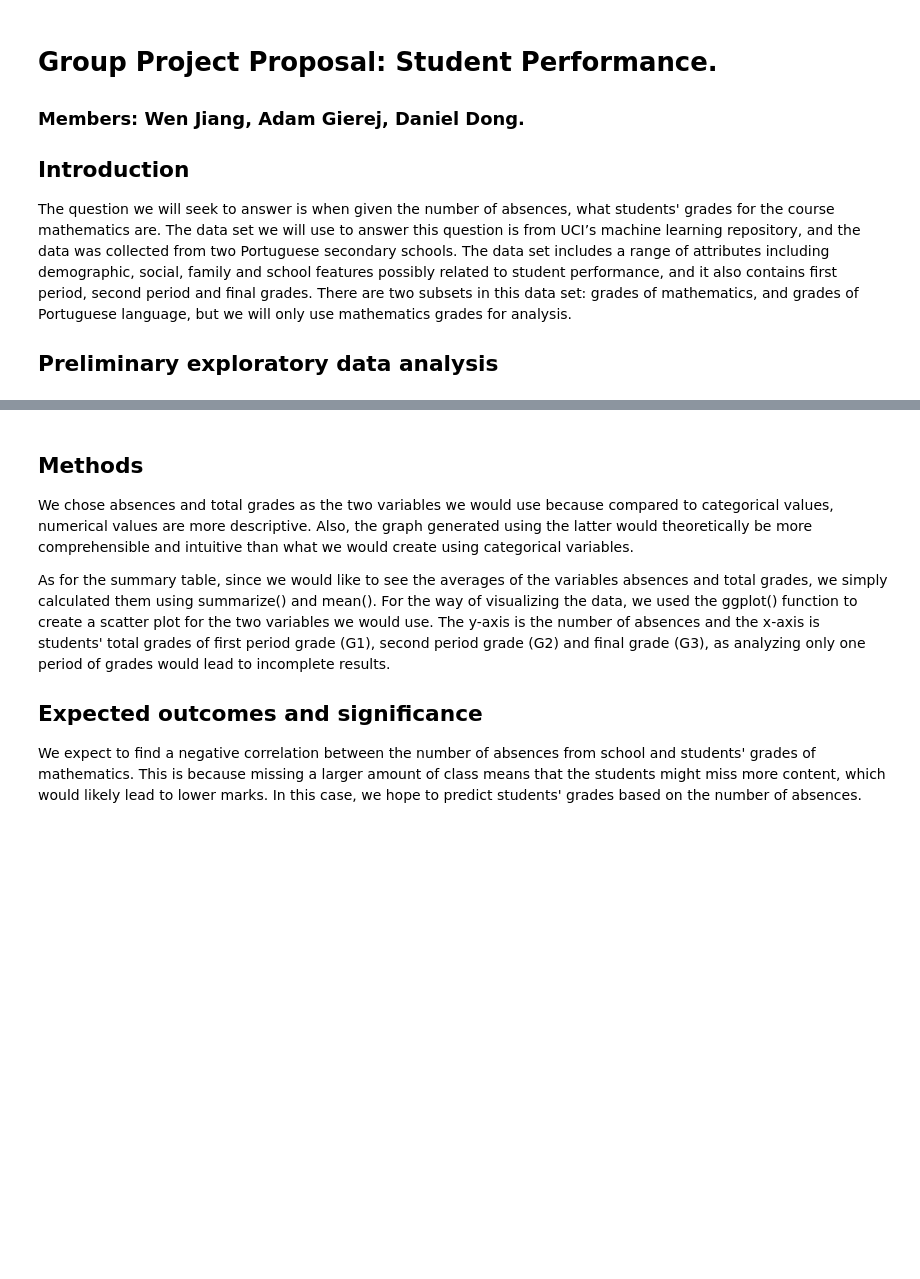
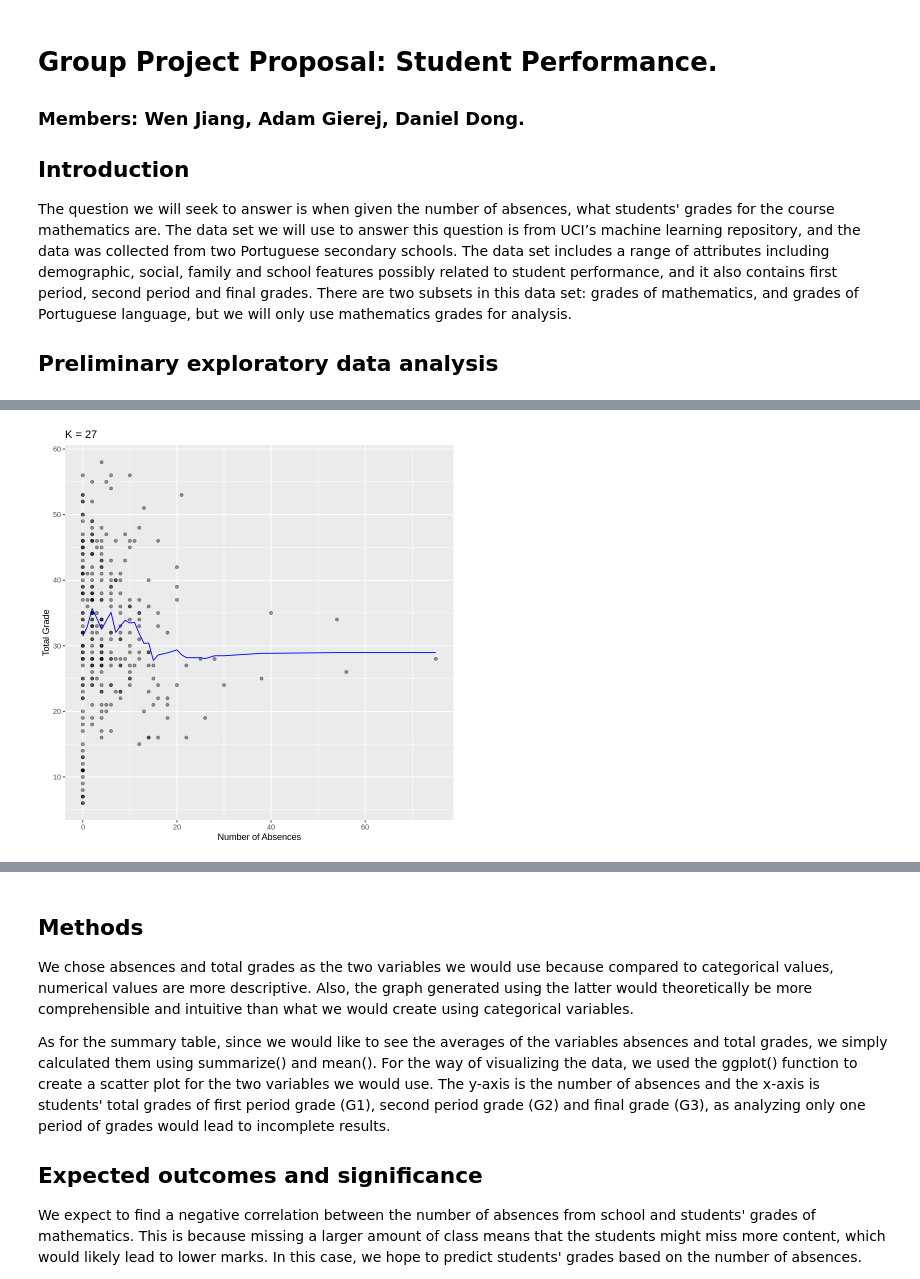
Before and after one commit to WenJiang411/dsci100_project, a Jupyter notebook: group_project-3.ipynb, the cells around one changed output, grey strips where cells are left out. Cells and saved outputs as stored; diff of their text form; code cells hidden in the pictures; blank space fills up the shorter version.

```diff
--- a/group_project-3.ipynb
+++ b/group_project-3.ipynb
@@ -208,3 +289,19 @@ A tibble: 3 × 3
+# %%
+set.seed(1234)
+school_preds <- school_workflow2 %>%
+  predict(school_train) %>%
+  bind_cols(school_train)
+
+plot_final <- ggplot(school_preds, aes(x = absences, y = GTotal)) +
+  geom_point(alpha = 0.4) +
+  xlab("Number of Absences") +
+  ylab("Total Grade") +
+  geom_line(data = school_preds, aes(x = absences, y = .pred), color = "blue") +
+  ggtitle(paste0("K = ", kmin))
+
+plot_final
+# %% [output]
+[figure, added]
 # %%
 lm_spec <- linear_reg() %>%
             set_engine("lm") %>%
```
Also changed, not shown: parts of 5 cells of this notebook.
